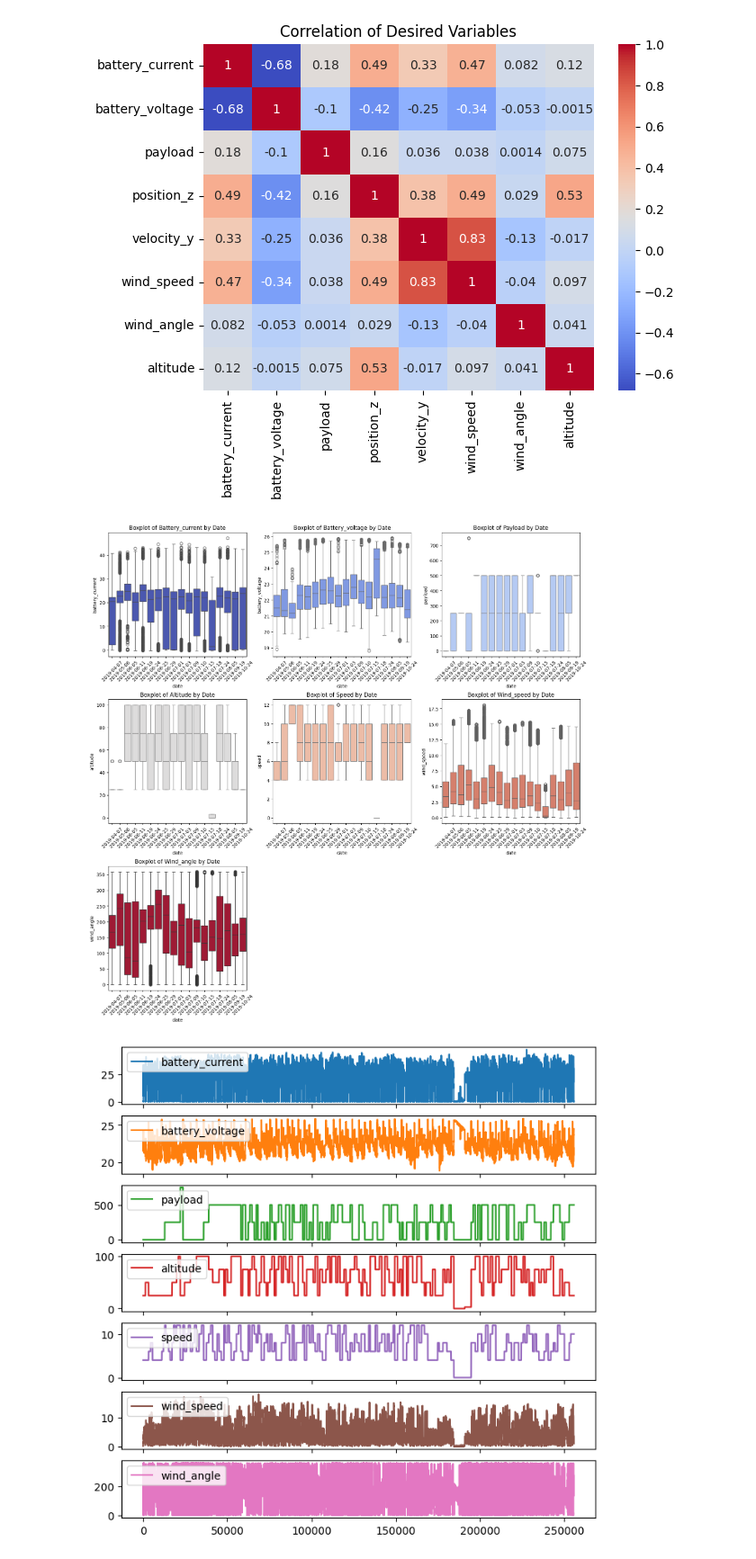
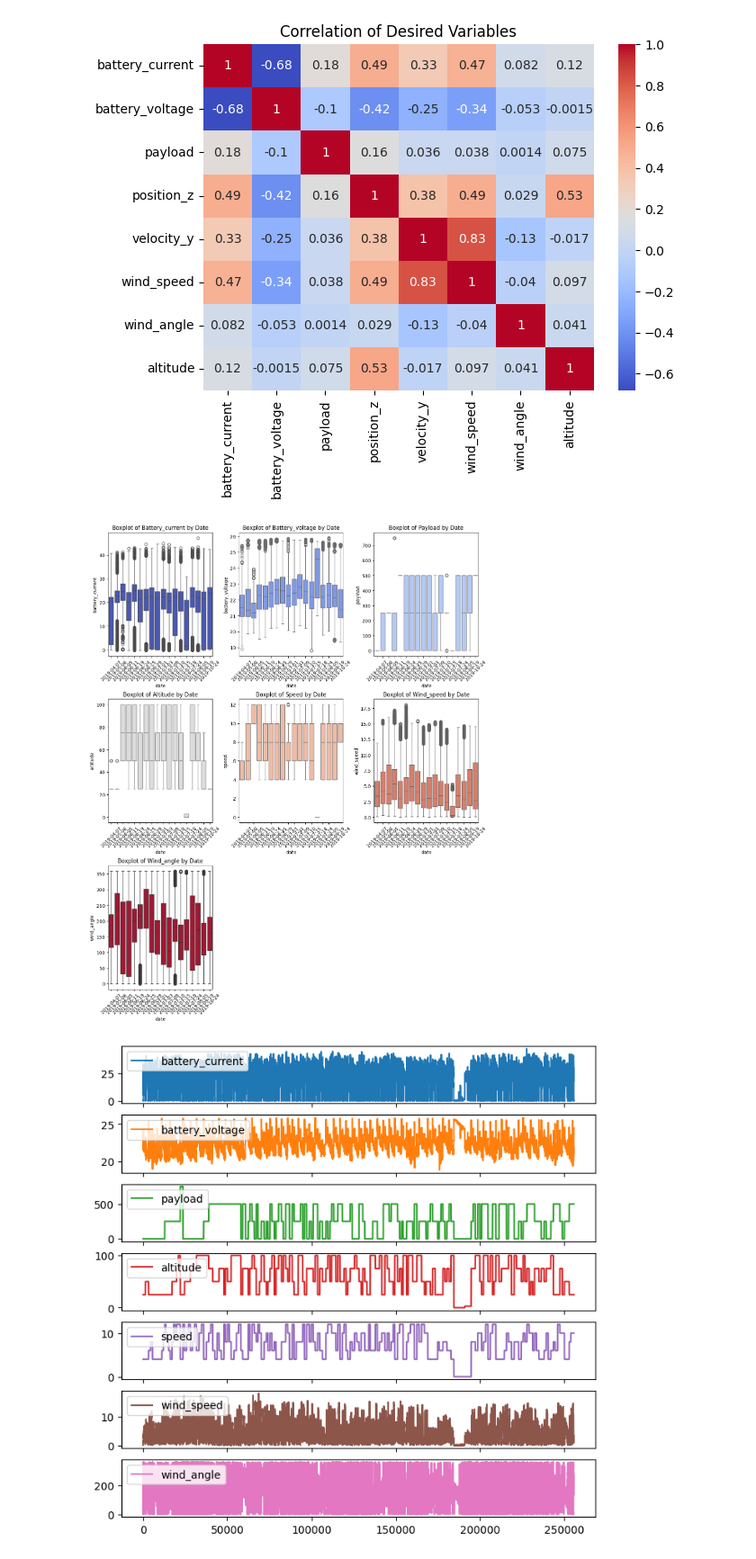
Before and after one commit to caliskate/delivery-drone-flight-predictions, a Jupyter notebook: flight_predictions.ipynb, the cells around one changed output. Shown at 90% size. Drawn from its saved outputs; the diff is of its cells as text; code cells hidden in the pictures.

```diff
--- a/flight_predictions.ipynb
+++ b/flight_predictions.ipynb
@@ -338,35 +338,35 @@ plt.show()
 # Generate colors from a matplotlib palette (refined with ChatGPT for space saving)
 num_colors = len(prediction1_columns)
 colors = cm.coolwarm(np.linspace(0, 1, num_colors))  # Create colors for each subplot
 
 # Define subplot column/rows
 num_cols = 3
 num_rows = (len(prediction1_columns) + num_cols - 1) // num_cols  # Calculate rows to fit all subplots
 
 # Create the figure and axes
-fig, axes = plt.subplots(num_rows, num_cols, figsize=(15, 5 * num_rows), constrained_layout=True)
+fig, axes = plt.subplots(num_rows, num_cols, figsize=(12, 5 * num_rows), constrained_layout=True)
 
 # Make grid of subplots to iterate
 axes = axes.flatten()
 
 # Boxplots with unique color for each subplot
 for i, col in enumerate(prediction1_columns):
     sns.boxplot(
         x=drone_df_edited['date'],
         y=drone_df_edited[col],
         color=colors[i],
         ax=axes[i]
     )
     axes[i].set_title(f'Boxplot of {col.capitalize()} by Date')
     axes[i].tick_params(axis='x', rotation=45)  # Rotate x-axis labels for readability
 
 # Hide unused subplots
 for j in range(len(prediction1_columns), len(axes)):
     fig.delaxes(axes[j])
 
 plt.show()
 # %% [output]
-[figure, old version]
+[figure, new version]
 # %%
 # Initial line plot of desired columns
 ax = drone_df_edited.plot(y=prediction1_columns, subplots = True, figsize = (8,8))
```
Also changed, not shown: parts of 13 cells of this notebook.
